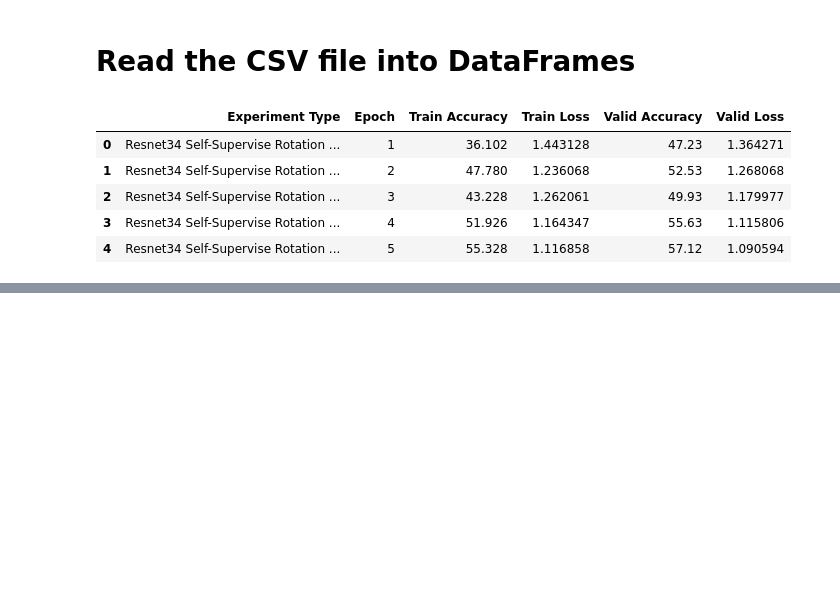
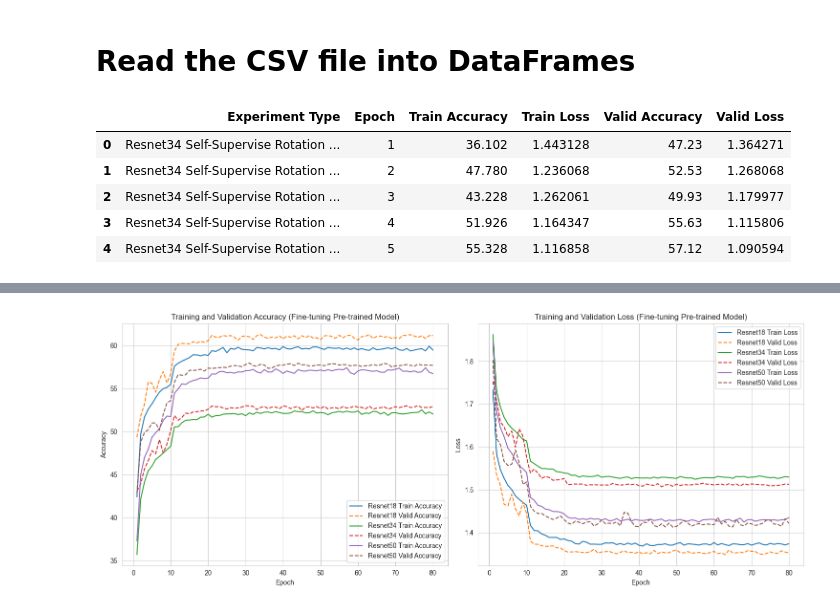
Before and after one commit to whats2000/Deep-Learning, a Jupyter notebook: PyTorch/Class/pytorch104/A4.ipynb, the cells around one changed output, grey strips where cells are left out. Saved outputs shown, nothing was run; the diff lists cells and outputs as text; code cells hidden in the pictures; blank space fills up the shorter version.

```diff
--- a/PyTorch/Class/pytorch104/A4.ipynb
+++ b/PyTorch/Class/pytorch104/A4.ipynb
@@ -2689,0 +2754,5 @@ total_model_report.tail()
+# %%
+# Re-running the function without points on the plot
+plot_model_performance_no_points(total_model_report, 'Fine-tuning Pre-trained Model')
+# %% [output]
+[figure, added]
```
Also changed, not shown: parts of 9 cells of this notebook, 6 other files.
